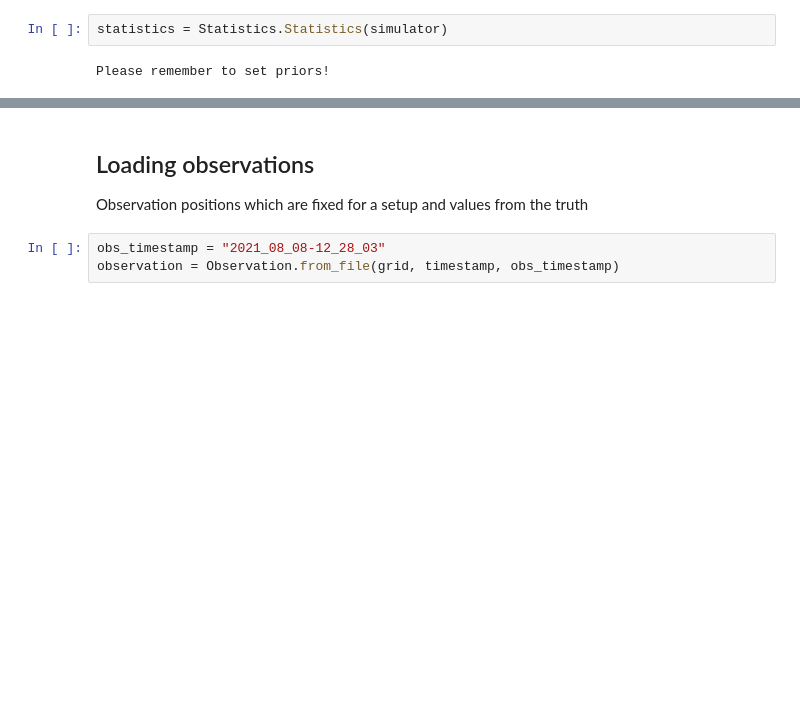
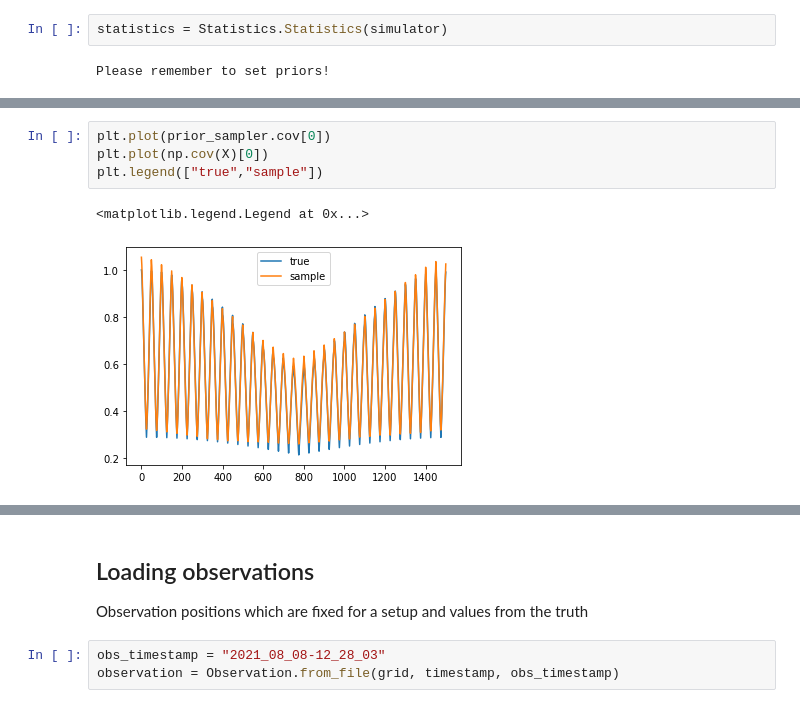
Before and after one commit to FlorianBeiser/advectionDiffusion, a Jupyter notebook: KFiltering.ipynb, the cells around one changed output, grey strips where cells are left out. Saved outputs shown, nothing was run; the diff lists cells and outputs as text; blank space fills up the shorter version.

```diff
--- a/KFiltering.ipynb
+++ b/KFiltering.ipynb
@@ -30,0 +57,7 @@ statistics.plot()
+# %%
+plt.plot(prior_sampler.cov[0])
+plt.plot(np.cov(X)[0])
+plt.legend(["true","sample"])
+# %% [output]
+<matplotlib.legend.Legend at 0x...>
+[figure, added]
```
Also changed, not shown: parts of 8 cells of this notebook, 1 other file.
